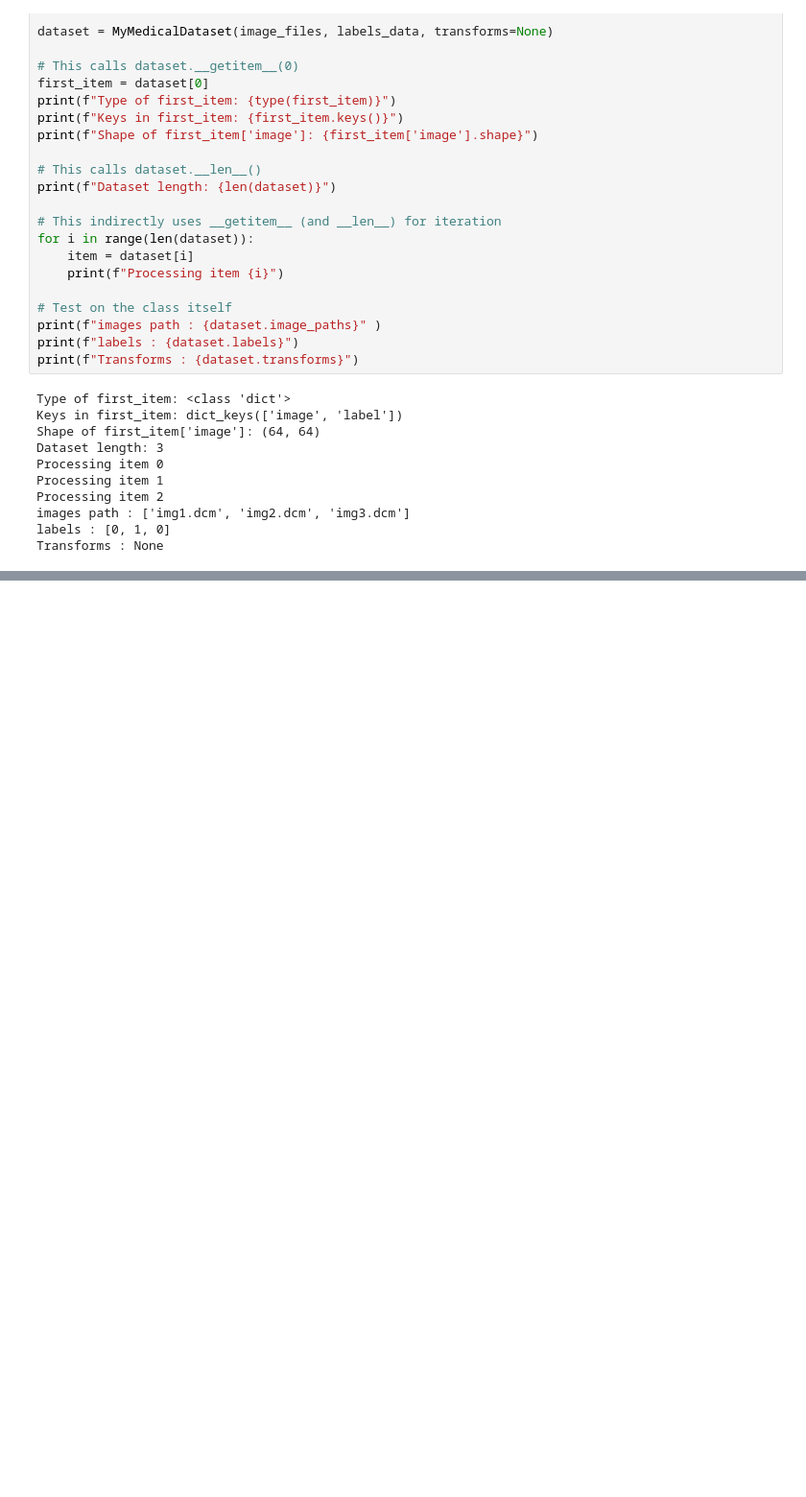
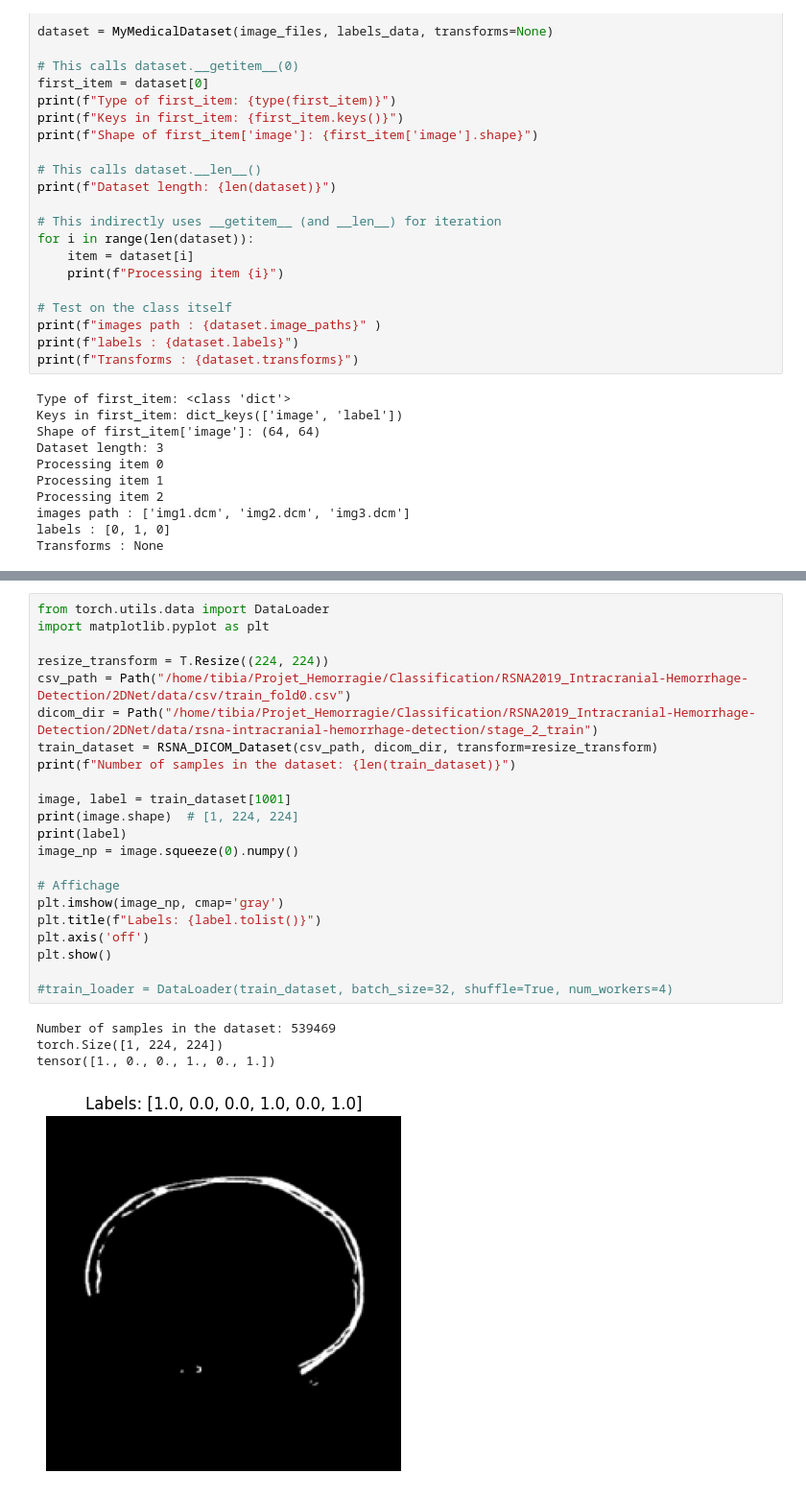
Before and after one commit to Adriien002/Seg_hemorragie, a Jupyter notebook: Classification_RSNA/training.ipynb, the cells around one changed output, grey strips where cells are left out. Shown at 96% size. Drawn from its saved outputs; the diff is of its cells as text; blank space fills up the shorter version.

Commit message:
first classif training loop test

```diff
--- a/Classification_RSNA/training.ipynb
+++ b/Classification_RSNA/training.ipynb
@@ -157,0 +167,27 @@ for epoch in range(num_epochs):
+# %%
+from torch.utils.data import DataLoader
+import matplotlib.pyplot as plt
+
+resize_transform = T.Resize((224, 224))
+csv_path = Path("/home/tibia/Projet_Hemorragie/Classification/RSNA2019_Intracranial-Hemorrhage-Detection/2DNet/data/csv/train_fold0.csv")
+dicom_dir = Path("/home/tibia/Projet_Hemorragie/Classification/RSNA2019_Intracranial-Hemorrhage-Detection/2DNet/data/rsna-intracranial-hemorrhage-detection/stage_2_train")
+train_dataset = RSNA_DICOM_Dataset(csv_path, dicom_dir, transform=resize_transform)
+print(f"Number of samples in the dataset: {len(train_dataset)}")
+
+image, label = train_dataset[1001]
+print(image.shape)  # [1, 224, 224]
+print(label)
+image_np = image.squeeze(0).numpy()
+
+# Affichage
+plt.imshow(image_np, cmap='gray')
+plt.title(f"Labels: {label.tolist()}")
+plt.axis('off')
+plt.show()
+
+#train_loader = DataLoader(train_dataset, batch_size=32, shuffle=True, num_workers=4)
+# %% [output]
+Number of samples in the dataset: 539469
+torch.Size([1, 224, 224])
+tensor([1., 0., 0., 1., 0., 1.])
+[figure, added]
```
Also changed, not shown: parts of 11 cells of this notebook.
